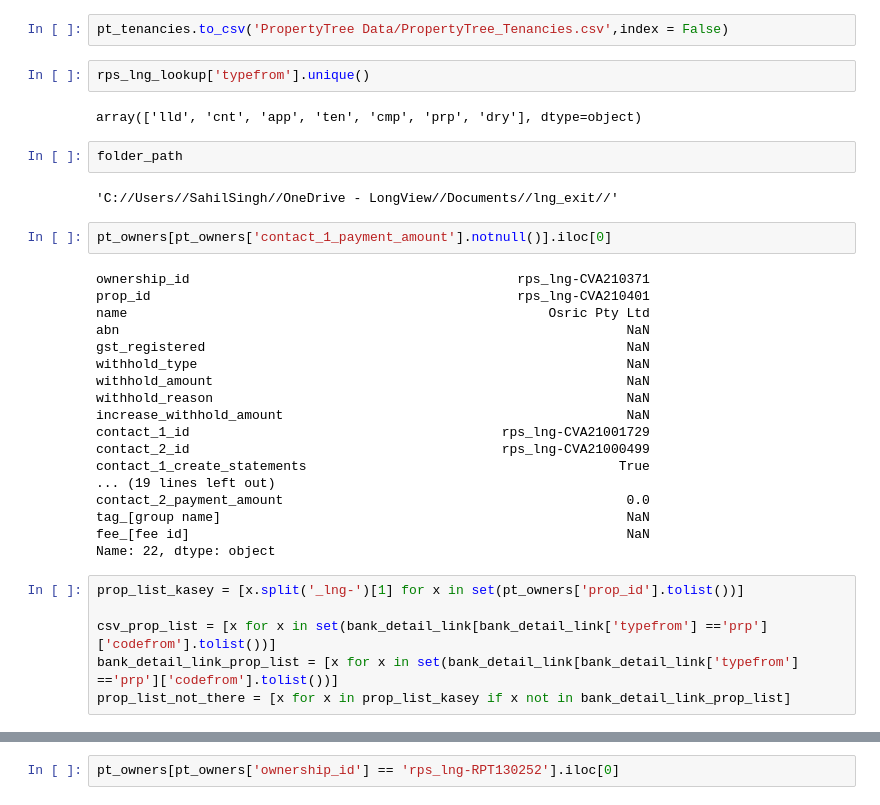
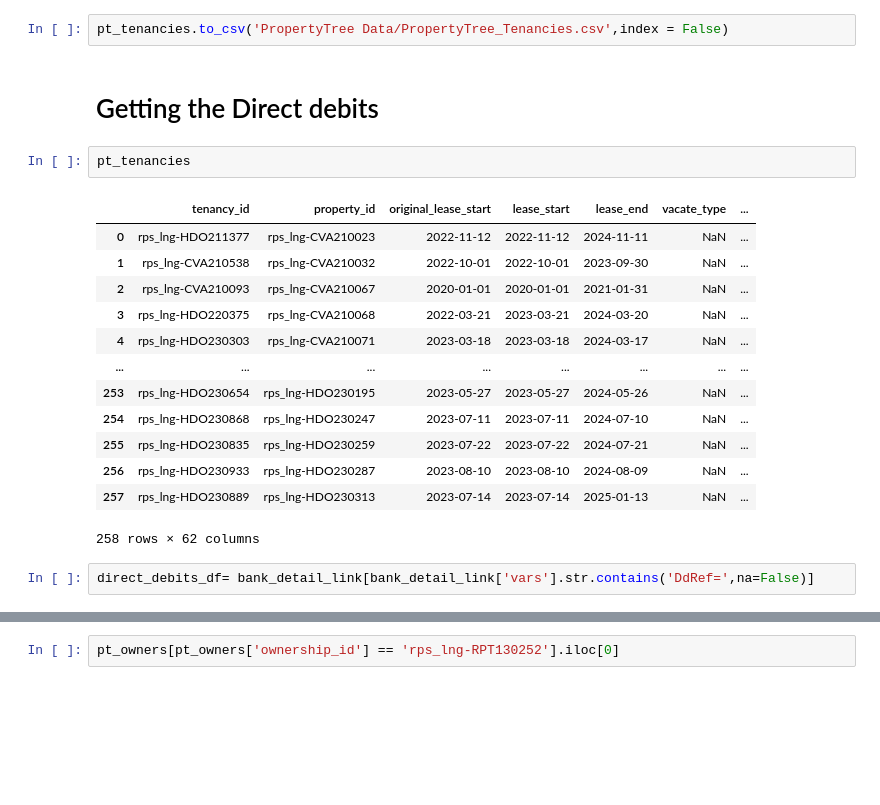
Before and after one commit to sahils4299/LongView-Data-Migration, a Jupyter notebook: After running for each portfolio.ipynb, the cells around one changed output, grey strips where cells are left out. Cells and saved outputs as stored; diff of their text form; blank space fills up the shorter version.

```diff
--- a/After running for each portfolio.ipynb
+++ b/After running for each portfolio.ipynb
@@ -272,37 +272,23 @@ print(pt_tenancies)
 [258 rows x 62 columns]
 # %%
 pt_tenancies.to_csv('PropertyTree Data/PropertyTree_Tenancies.csv',index = False)
-# %%
-rps_lng_lookup['typefrom'].unique()
-# %% [output]
-array(['lld', 'cnt', 'app', 'ten', 'cmp', 'prp', 'dry'], dtype=object)
-# %%
-folder_path
-# %% [output]
-'C://Users//SahilSingh//OneDrive - LongView//Documents//lng_exit//'
-# %%
-pt_owners[pt_owners['contact_1_payment_amount'].notnull()].iloc[0]
-# %% [output]
-ownership_id                                          rps_lng-CVA210371
-prop_id                                               rps_lng-CVA210401
-name                                                      Osric Pty Ltd
-abn                                                                 NaN
-gst_registered                                                      NaN
-withhold_type                                                       NaN
-withhold_amount                                                     NaN
-withhold_reason                                                     NaN
-increase_withhold_amount                                            NaN
-contact_1_id                                        rps_lng-CVA21001729
-contact_2_id                                        rps_lng-CVA21000499
-contact_1_create_statements                                        True
-... (19 lines left out)
-contact_2_payment_amount                                            0.0
-tag_[group name]                                                    NaN
-fee_[fee id]                                                        NaN
-Name: 22, dtype: object
-# %%
-prop_list_kasey = [x.split('_lng-')[1] for x in set(pt_owners['prop_id'].tolist())]
-
-csv_prop_list = [x for x in set(bank_detail_link[bank_detail_link['typefrom'] =='prp']['codefrom'].tolist())]
-bank_detail_link_prop_list = [x for x in set(bank_detail_link[bank_detail_link['typefrom'] =='prp']['codefrom'].tolist())]
-prop_list_not_there = [x for x in prop_list_kasey if x not in bank_detail_link_prop_list]
+# %% [markdown]
+# Getting the Direct debits
+# %%
+pt_tenancies
+# %% [output]
+|  | tenancy_id | property_id | original_lease_start | lease_start | lease_end | vacate_type | ... |
+| 0 | rps_lng-HDO211377 | rps_lng-CVA210023 | 2022-11-12 | 2022-11-12 | 2024-11-11 | NaN | ... |
+| 1 | rps_lng-CVA210538 | rps_lng-CVA210032 | 2022-10-01 | 2022-10-01 | 2023-09-30 | NaN | ... |
+| 2 | rps_lng-CVA210093 | rps_lng-CVA210067 | 2020-01-01 | 2020-01-01 | 2021-01-31 | NaN | ... |
+| 3 | rps_lng-HDO220375 | rps_lng-CVA210068 | 2022-03-21 | 2023-03-21 | 2024-03-20 | NaN | ... |
+| 4 | rps_lng-HDO230303 | rps_lng-CVA210071 | 2023-03-18 | 2023-03-18 | 2024-03-17 | NaN | ... |
+| ... | ... | ... | ... | ... | ... | ... | ... |
+| 253 | rps_lng-HDO230654 | rps_lng-HDO230195 | 2023-05-27 | 2023-05-27 | 2024-05-26 | NaN | ... |
+| 254 | rps_lng-HDO230868 | rps_lng-HDO230247 | 2023-07-11 | 2023-07-11 | 2024-07-10 | NaN | ... |
+| 255 | rps_lng-HDO230835 | rps_lng-HDO230259 | 2023-07-22 | 2023-07-22 | 2024-07-21 | NaN | ... |
+| 256 | rps_lng-HDO230933 | rps_lng-HDO230287 | 2023-08-10 | 2023-08-10 | 2024-08-09 | NaN | ... |
+| 257 | rps_lng-HDO230889 | rps_lng-HDO230313 | 2023-07-14 | 2023-07-14 | 2025-01-13 | NaN | ... |
+258 rows × 62 columns
+# %%
+direct_debits_df= bank_detail_link[bank_detail_link['vars'].str.contains('DdRef=',na=False)]
```
Also changed, not shown: parts of 15 cells of this notebook, 1 other file.
